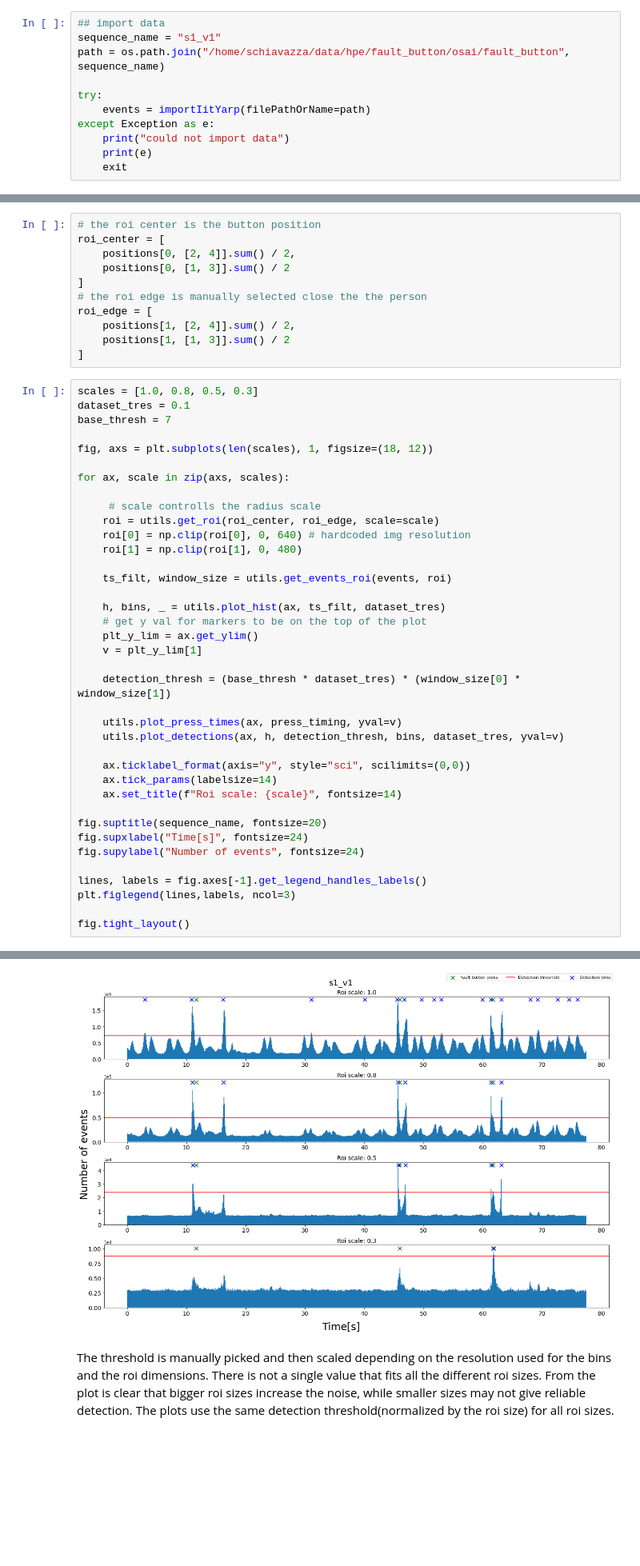
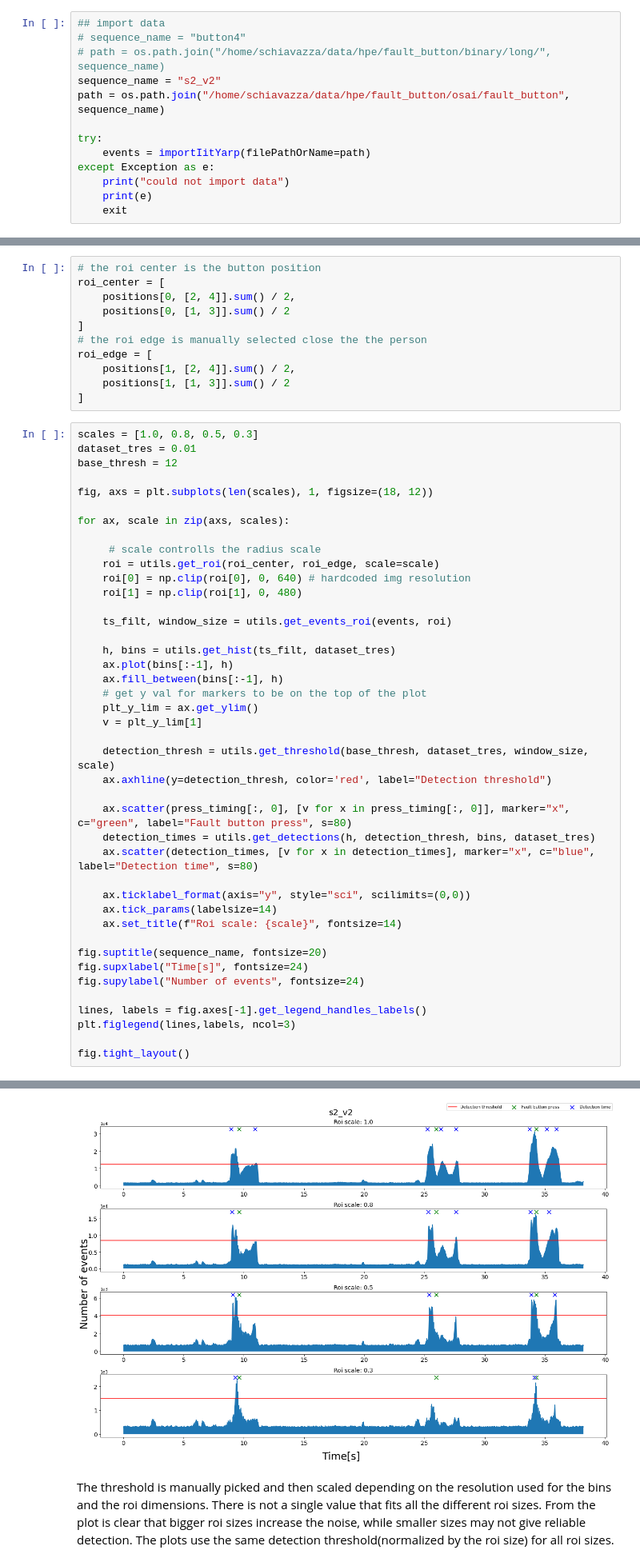
Before and after one commit to event-driven-robotics/EDPR-APRIL, a Jupyter notebook: fault_button/eventrate_test/detection_thresh.ipynb, the cells around one changed output, grey strips where cells are left out. Shown at 80% size. Saved outputs shown, nothing was run; the diff lists cells and outputs as text; blank space fills up the shorter version.

```diff
--- a/fault_button/eventrate_test/detection_thresh.ipynb
+++ b/fault_button/eventrate_test/detection_thresh.ipynb
@@ -11,6 +15,8 @@ from bimvee.importIitYarp import importIitYarp
 # %%
 ## import data
-sequence_name = "s1_v1"
+# sequence_name = "button4"
+# path = os.path.join("/home/schiavazza/data/hpe/fault_button/binary/long/", sequence_name)
+sequence_name = "s2_v2"
 path = os.path.join("/home/schiavazza/data/hpe/fault_button/osai/fault_button", sequence_name)
 
 try:
@@ -40,8 +46,8 @@ roi_edge = [
 ]
 # %%
 scales = [1.0, 0.8, 0.5, 0.3]
-dataset_tres = 0.1
-base_thresh = 7
+dataset_tres = 0.01
+base_thresh = 12
 
 fig, axs = plt.subplots(len(scales), 1, figsize=(18, 12))
 
@@ -54,15 +60,19 @@ for ax, scale in zip(axs, scales):
 
     ts_filt, window_size = utils.get_events_roi(events, roi)
 
-    h, bins, _ = utils.plot_hist(ax, ts_filt, dataset_tres)
+    h, bins = utils.get_hist(ts_filt, dataset_tres)
+    ax.plot(bins[:-1], h)
+    ax.fill_between(bins[:-1], h)
     # get y val for markers to be on the top of the plot
     plt_y_lim = ax.get_ylim()
     v = plt_y_lim[1]
 
-    detection_thresh = (base_thresh * dataset_tres) * (window_size[0] * window_size[1])
+    detection_thresh = utils.get_threshold(base_thresh, dataset_tres, window_size, scale)
+    ax.axhline(y=detection_thresh, color='red', label="Detection threshold")
 
-    utils.plot_press_times(ax, press_timing, yval=v)
-    utils.plot_detections(ax, h, detection_thresh, bins, dataset_tres, yval=v)
+    ax.scatter(press_timing[:, 0], [v for x in press_timing[:, 0]], marker="x", c="green", label="Fault button press", s=80)
+    detection_times = utils.get_detections(h, detection_thresh, bins, dataset_tres)
+    ax.scatter(detection_times, [v for x in detection_times], marker="x", c="blue", label="Detection time", s=80)
 
     ax.ticklabel_format(axis="y", style="sci", scilimits=(0,0))
     ax.tick_params(labelsize=14)
@@ -88,3 +90,3 @@ Detection threshold: 8702.400000000001
-[figure, old version]
+[figure, new version]
 # %% [markdown]
 The threshold is manually picked and then scaled depending on the resolution used for the bins and the roi dimensions. There is not a single value that fits all the different roi sizes. From the plot is clear that bigger roi sizes increase the noise, while smaller sizes may not give reliable detection. The plots use the same detection threshold(normalized by the roi size) for all roi sizes.
```
Also changed, not shown: parts of 6 cells of this notebook, 4 other files.
